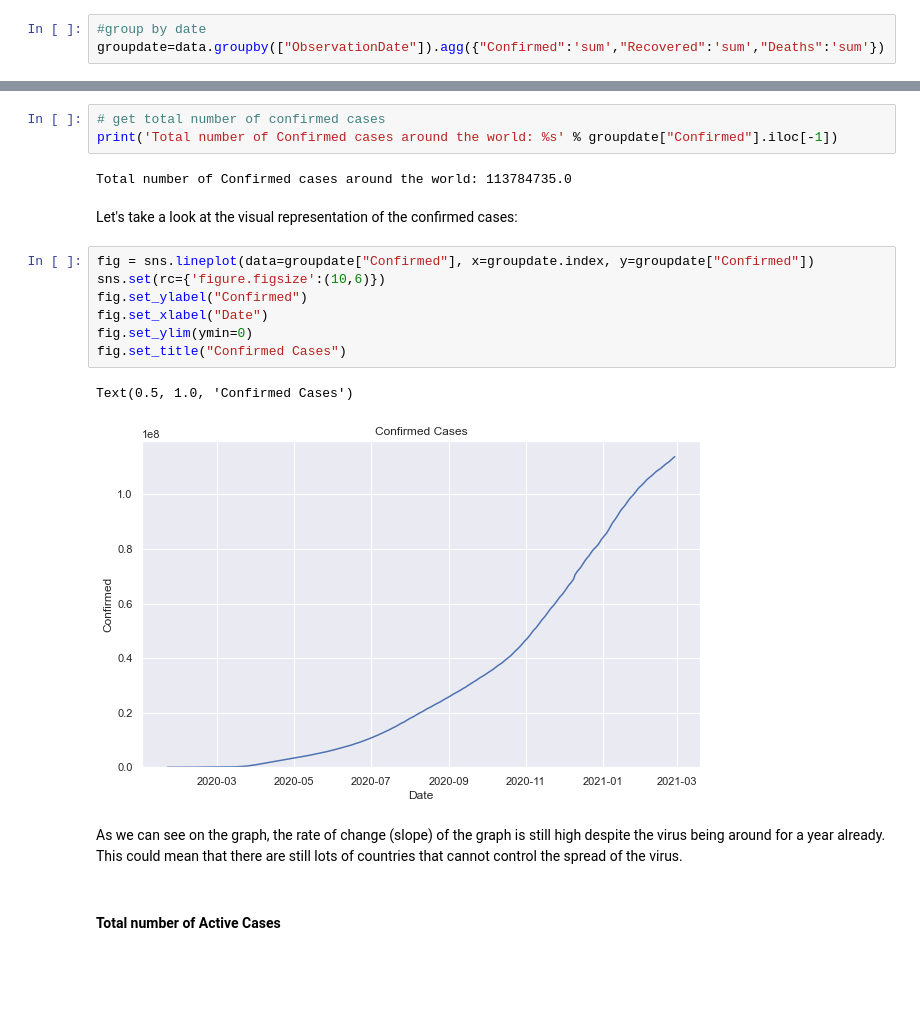
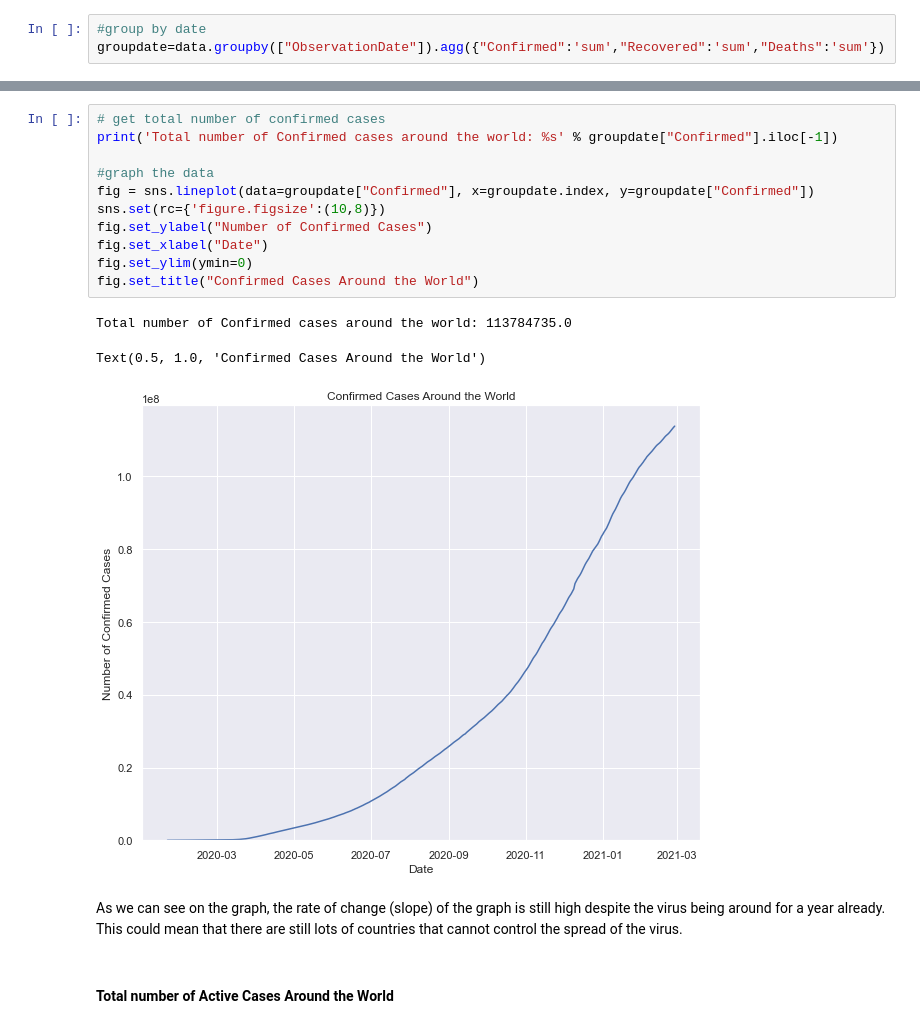
Before and after one commit to chezkacruz/lyrid-training, a Jupyter notebook: lyrid-training/tidy tuesdays 1/tidy tuesdays 1.ipynb, the cells around one changed output, grey strips where cells are left out. Saved outputs shown, nothing was run; the diff lists cells and outputs as text; blank space fills up the shorter version.

```diff
--- a/lyrid-training/tidy tuesdays 1/tidy tuesdays 1.ipynb
+++ b/lyrid-training/tidy tuesdays 1/tidy tuesdays 1.ipynb
@@ -115,24 +128,22 @@ groupdate=data.groupby(["ObservationDate"]).agg({"Confirmed":'sum',"Recovered":'
 # %%
 # get total number of confirmed cases
 print('Total number of Confirmed cases around the world: %s' % groupdate["Confirmed"].iloc[-1])
+
+#graph the data
+fig = sns.lineplot(data=groupdate["Confirmed"], x=groupdate.index, y=groupdate["Confirmed"])
+sns.set(rc={'figure.figsize':(10,8)})
+fig.set_ylabel("Number of Confirmed Cases")
+fig.set_xlabel("Date")
+fig.set_ylim(ymin=0)
+fig.set_title("Confirmed Cases Around the World")
 # %% [output]
 Total number of Confirmed cases around the world: 113784735.0
+Text(0.5, 1.0, 'Confirmed Cases Around the World')
+[figure, added]
-# %% [markdown]
-Let's take a look at the visual representation of the confirmed cases:
-# %%
-fig = sns.lineplot(data=groupdate["Confirmed"], x=groupdate.index, y=groupdate["Confirmed"])
-sns.set(rc={'figure.figsize':(10,6)})
-fig.set_ylabel("Confirmed")
-fig.set_xlabel("Date")
-fig.set_ylim(ymin=0)
-fig.set_title("Confirmed Cases")
-# %% [output]
-Text(0.5, 1.0, 'Confirmed Cases')
-[figure, removed]
 # %% [markdown]
 As we can see on the graph, the rate of change (slope) of the graph is still high despite the virus being around for a year already. This could mean that there are still lots of countries that cannot control the spread of the virus.
 # %% [markdown]
-<h4>Total number of Active Cases</h4>
+<h4>Total number of Active Cases Around the World</h4>
 # %%
 # get total number of active cases
 groupdate["Active"] = groupdate["Confirmed"]-groupdate["Recovered"]-groupdate["Deaths"]
```
Also changed, not shown: parts of 32 cells of this notebook.
